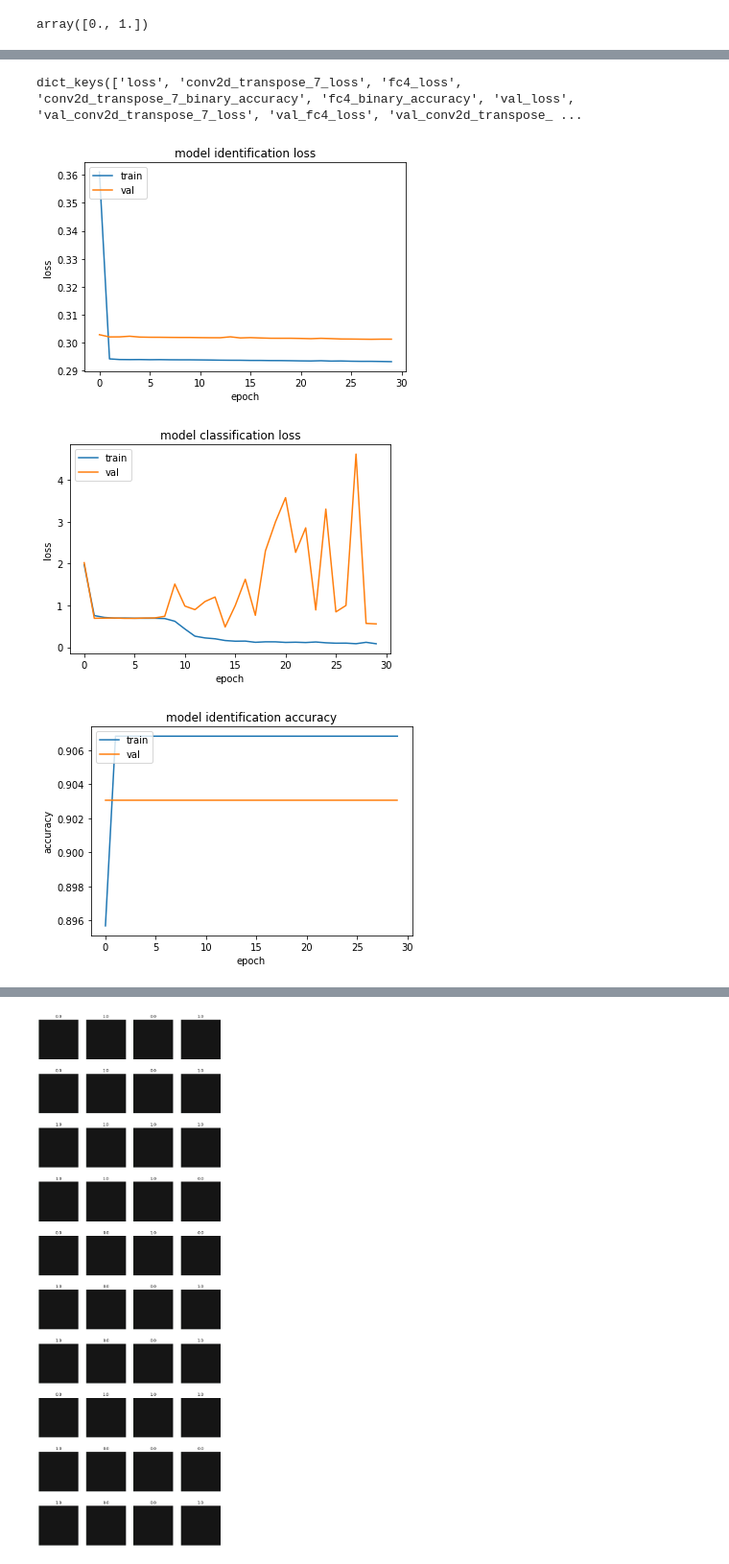
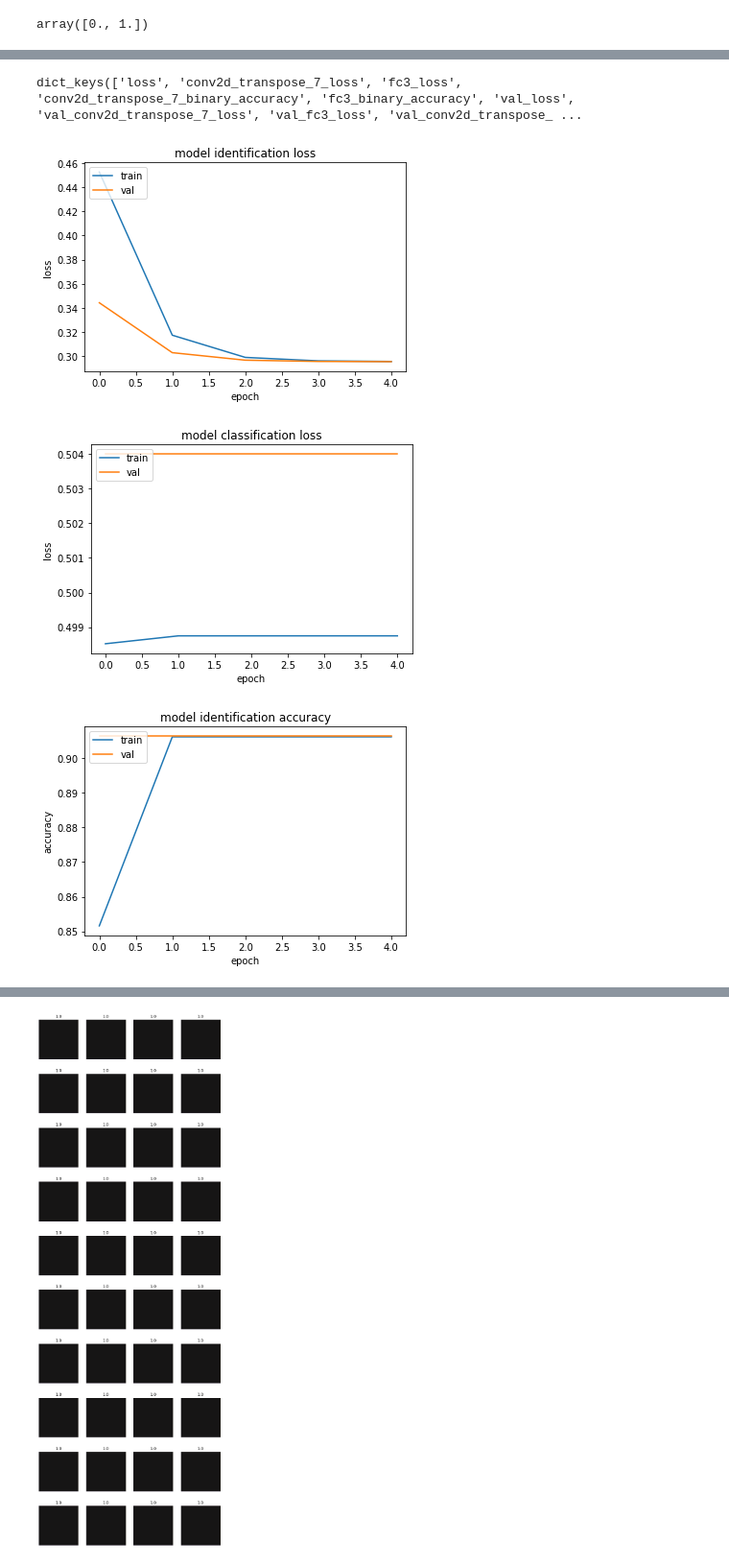
Before and after one commit to MasoudMoeini/Google-Street-View-Images-Blur-Detection, a Jupyter notebook: SVIBDN.ipynb, the cells around one changed output, grey strips where cells are left out. Shown at 96% size. Saved outputs shown, nothing was run; the diff lists cells and outputs as text; code cells hidden in the pictures.

```diff
--- a/SVIBDN.ipynb
+++ b/SVIBDN.ipynb
@@ -161,4 +151,4 @@ baseModel=ResNet50()
 # %%
-#model = Model(inputs=base_model.input, outputs=headModel)
-keras.utils.plot_model(baseModel, show_shapes=True)
+model= ResNet50()
+keras.utils.plot_model(model, show_shapes=True)
 # %% [output]
@@ -166,6 +160,8 @@ keras.utils.plot_model(baseModel, show_shapes=True)
 # %%
-baseModel.compile(keras.optimizers.Adam(learning_rate=0.002),
-                        loss=tf.keras.losses.BinaryCrossentropy(),
+loss1=tf.keras.losses.BinaryCrossentropy()
+loss2=tf.keras.losses.MeanSquaredError()
+model.compile(keras.optimizers.Adam(learning_rate=1e-3),loss = [loss1,loss2]
+                        ,
                    metrics=[tf.keras.metrics.BinaryAccuracy()],)
 # %%
 total_images = np.load('total-images.npy')
@@ -208,5 +207,5 @@ x_train.shape
 # %%
 ## Optimize
-history = baseModel.fit(x_train,[y_train[0],y_train[1]], epochs=30,batch_size=50, validation_split=0.2, shuffle=True)
-baseModel.save('new_model.h5')
+history = model.fit(x_train,[y_train[0],y_train[1]], epochs=5,batch_size=50, validation_split=0.2, shuffle=True)
+model.save('new_model.h5')
 # %% [output]
@@ -231,7 +223,7 @@ Epoch 30/30
 history_dict = history.history
 print(history_dict.keys())
 # %% [output]
-dict_keys(['loss', 'conv2d_transpose_7_loss', 'fc4_loss', 'conv2d_transpose_7_binary_accuracy', 'fc4_binary_accuracy', 'val_loss', 'val_conv2d_transpose_7_loss', 'val_fc4_loss', 'val_conv2d_transpose_ ...
+dict_keys(['loss', 'conv2d_transpose_7_loss', 'fc3_loss', 'conv2d_transpose_7_binary_accuracy', 'fc3_binary_accuracy', 'val_loss', 'val_conv2d_transpose_7_loss', 'val_fc3_loss', 'val_conv2d_transpose_ ...
 # %%
 plt.plot(history.history['conv2d_transpose_7_loss'])
 plt.plot(history.history['val_conv2d_transpose_7_loss'])
@@ -241,17 +233,17 @@ plt.xlabel('epoch')
 plt.legend(['train', 'val'], loc='upper left')
 plt.show()
 # %% [output]
-[figure, old version]
+[figure, new version]
 # %%
-plt.plot(history.history['fc4_loss'])
-plt.plot(history.history['val_fc4_loss'])
+plt.plot(history.history['fc3_loss'])
+plt.plot(history.history['val_fc3_loss'])
 plt.title('model classification loss')
 plt.ylabel('loss')
 plt.xlabel('epoch')
 plt.legend(['train', 'val'], loc='upper left')
 plt.show()
 # %% [output]
-[figure, old version]
+[figure, new version]
 # %%
 plt.plot(history.history['conv2d_transpose_7_binary_accuracy'])
 plt.plot(history.history['val_conv2d_transpose_7_binary_accuracy'])
@@ -261,5 +253,5 @@ plt.xlabel('epoch')
 plt.legend(['train', 'val'], loc='upper left')
 plt.show()
 # %% [output]
-[figure, old version]
+[figure, new version]
 # %%
```
Also changed, not shown: parts of 26 cells of this notebook.
